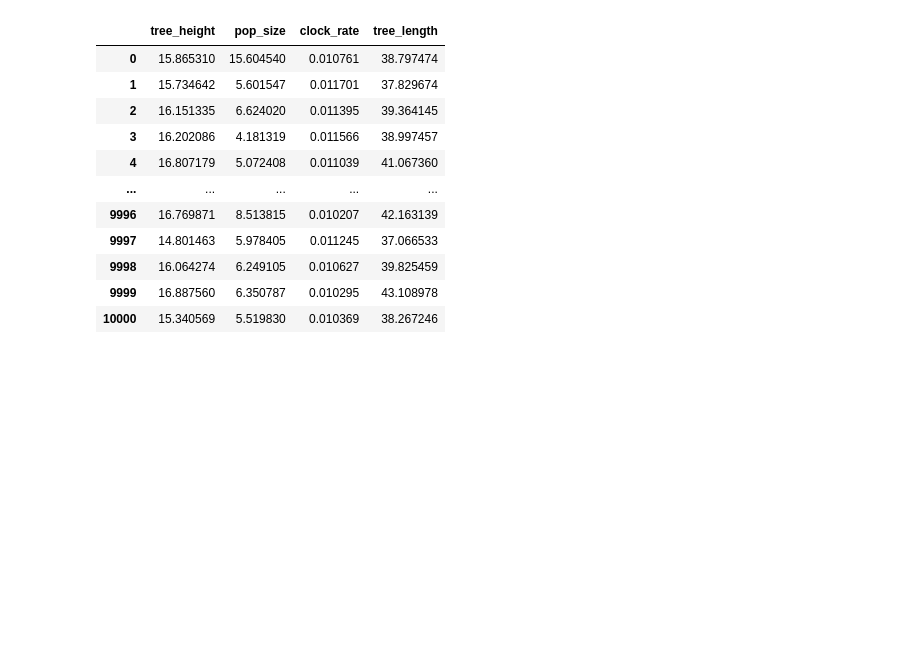
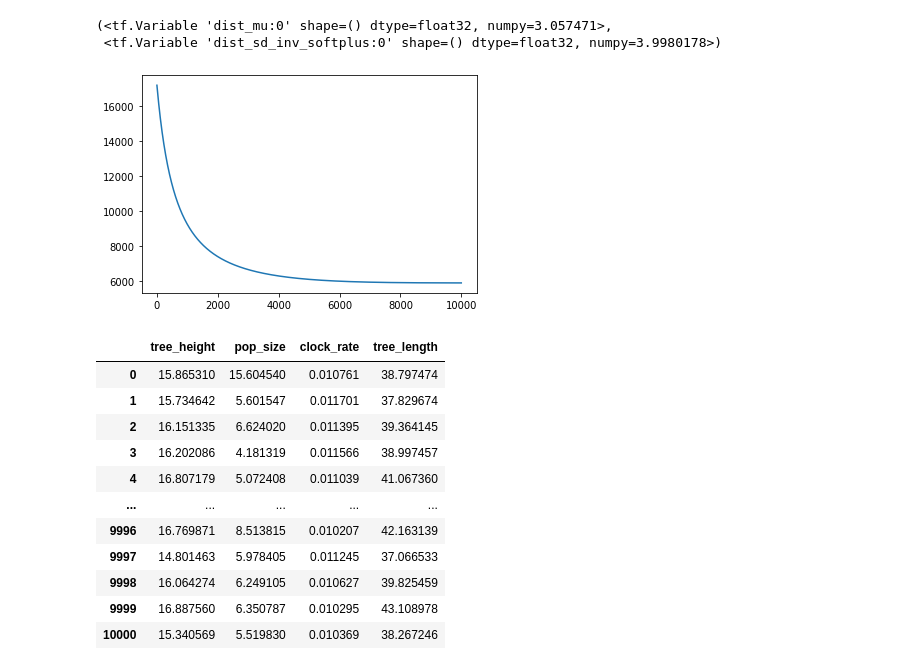
Before and after one commit to christiaanjs/treeflow-paper, a Jupyter notebook: notebook/plot-posterior-relaxed.ipynb, the cells around one changed output. Saved outputs shown, nothing was run; the diff lists cells and outputs as text; code cells hidden in the pictures; blank space fills up the shorter version.

```diff
--- a/notebook/plot-posterior-relaxed.ipynb
+++ b/notebook/plot-posterior-relaxed.ipynb
@@ -3,6 +3,22 @@ trace_file = '../out/sim/sequence_length5000/beast-relaxed-fixed.log'
 tree_file = '../out/sim/sequence_length5000/beast-relaxed-fixed.trees'
 beast_config_file = '../config/beast-config.yaml'
 plot_out_file = '../out/sim/sequence_length5000/rate-correlations.png'
+# %%
+mu = 3
+sd = 4
+sample_shape = 1000
+x = tfp.distributions.LogNormal(mu, sd).sample(sample_shape)
+dist = tfp.distributions.Sample(tfp.distributions.LogNormal(
+    tf.Variable(0.0, name='dist_mu'),
+    tfp.util.DeferredTensor(tf.Variable(tfp.math.softplus_inverse(1.0), name='dist_sd_inv_softplus'), tf.nn.softplus)
+), sample_shape)
+res = tfp.math.minimize(lambda: -dist.log_prob(x), 10000, tf.optimizers.Adam())
+plt.plot(res)
+dist.trainable_variables
+# %% [output]
+(<tf.Variable 'dist_mu:0' shape=() dtype=float32, numpy=3.057471>,
+ <tf.Variable 'dist_sd_inv_softplus:0' shape=() dtype=float32, numpy=3.9980178>)
+[figure, added]
 # %%
 import pandas as pd
 from treeflow_pipeline.util import yaml_input
```
Also changed, not shown: parts of 6 cells of this notebook, 6 other files.
